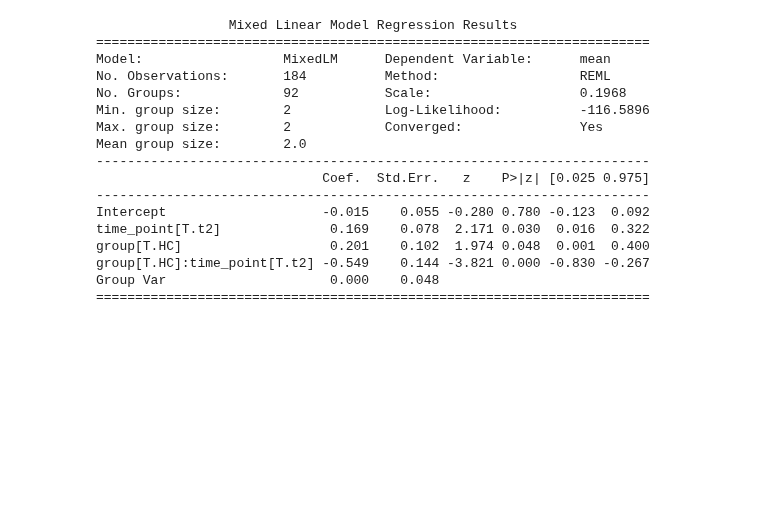
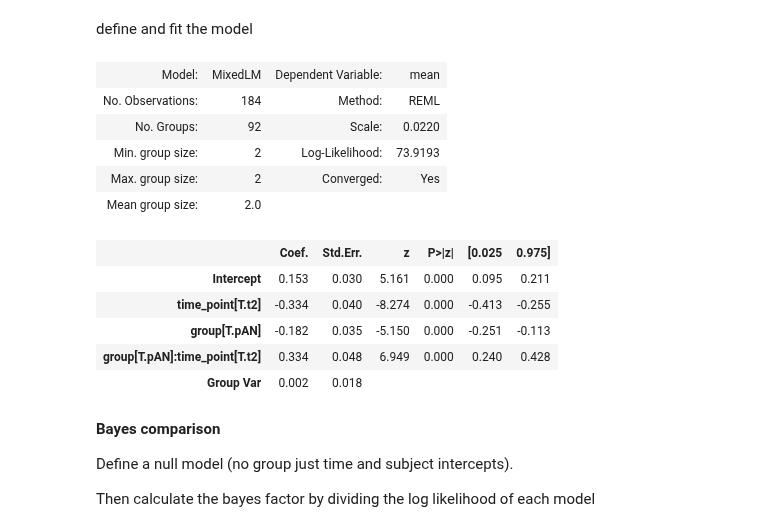
Before and after one commit to WMDA/socio-emotion-cognition, a Jupyter notebook: task_fmri/results/2ndlevel/cluster_analysis.ipynb, the cells around one changed output. Drawn from its saved outputs; the diff is of its cells as text; code cells hidden in the pictures; blank space fills up the shorter version.

```diff
--- a/task_fmri/results/2ndlevel/cluster_analysis.ipynb
+++ b/task_fmri/results/2ndlevel/cluster_analysis.ipynb
@@ -67,28 +77,31 @@ Ttest_relResult(statistic=3.1567982286358878, pvalue=0.004009077531638415)
+# %%
+regression_df = parameter_estimates_df
+regression_df['group'] = regression_df['group'].apply(lambda group: 'pAN' if group == 'AN' else 'Control')
+# %% [markdown]
+define and fit the model
 # %%
-import statsmodels.formula.api as smf
-
-
-model = smf.mixedlm("mean ~ time_point + group + group:time_point",
-                    parameter_estimates_df,
-                    groups=parameter_estimates_df["sub"]).fit()
-print(model.summary())
+model = smf.mixedlm("mean ~ time_point + group + group*time_point",
+                    regression_df,
+                    groups=regression_df["sub"]).fit()
+model.summary()
 # %% [output]
-                 Mixed Linear Model Regression Results
-=======================================================================
-Model:                  MixedLM      Dependent Variable:      mean
-No. Observations:       184          Method:                  REML
-No. Groups:             92           Scale:                   0.1968
-Min. group size:        2            Log-Likelihood:          -116.5896
-Max. group size:        2            Converged:               Yes
-Mean group size:        2.0
------------------------------------------------------------------------
-                             Coef.  Std.Err.   z    P>|z| [0.025 0.975]
------------------------------------------------------------------------
-Intercept                    -0.015    0.055 -0.280 0.780 -0.123  0.092
-time_point[T.t2]              0.169    0.078  2.171 0.030  0.016  0.322
-group[T.HC]                   0.201    0.102  1.974 0.048  0.001  0.400
-group[T.HC]:time_point[T.t2] -0.549    0.144 -3.821 0.000 -0.830 -0.267
-Group Var                     0.000    0.048
-=======================================================================
+| Model: | MixedLM | Dependent Variable: | mean |
+| No. Observations: | 184 | Method: | REML |
+| No. Groups: | 92 | Scale: | 0.0220 |
+| Min. group size: | 2 | Log-Likelihood: | 73.9193 |
+| Max. group size: | 2 | Converged: | Yes |
+| Mean group size: | 2.0 |  |  |
+|  | Coef. | Std.Err. | z | P>|z| | [0.025 | 0.975] |
+| Intercept | 0.153 | 0.030 | 5.161 | 0.000 | 0.095 | 0.211 |
+| time_point[T.t2] | -0.334 | 0.040 | -8.274 | 0.000 | -0.413 | -0.255 |
+| group[T.pAN] | -0.182 | 0.035 | -5.150 | 0.000 | -0.251 | -0.113 |
+| group[T.pAN]:time_point[T.t2] | 0.334 | 0.048 | 6.949 | 0.000 | 0.240 | 0.428 |
+| Group Var | 0.002 | 0.018 |  |  |  |  |
+# %% [markdown]
+**Bayes comparison**
+
+Define a null model (no group just time and subject intercepts).
+
+Then calculate the bayes factor by dividing the log likelihood of each model
 # %%
 null = smf.mixedlm("mean ~ time_point + sub:time_point",
```
Also changed, not shown: parts of 17 cells of this notebook, 1 other file.
